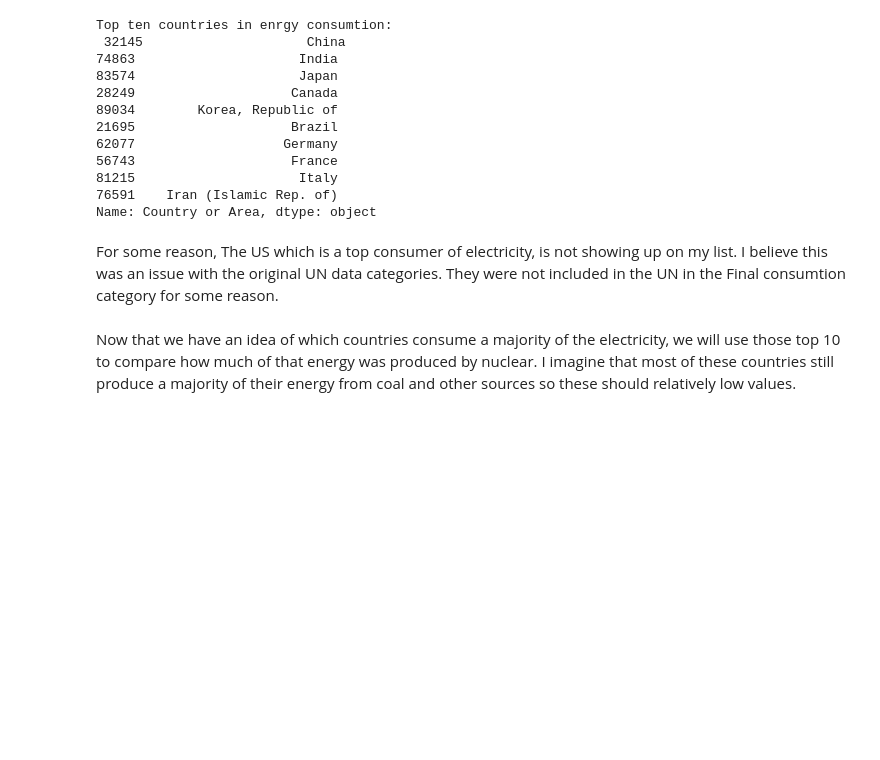
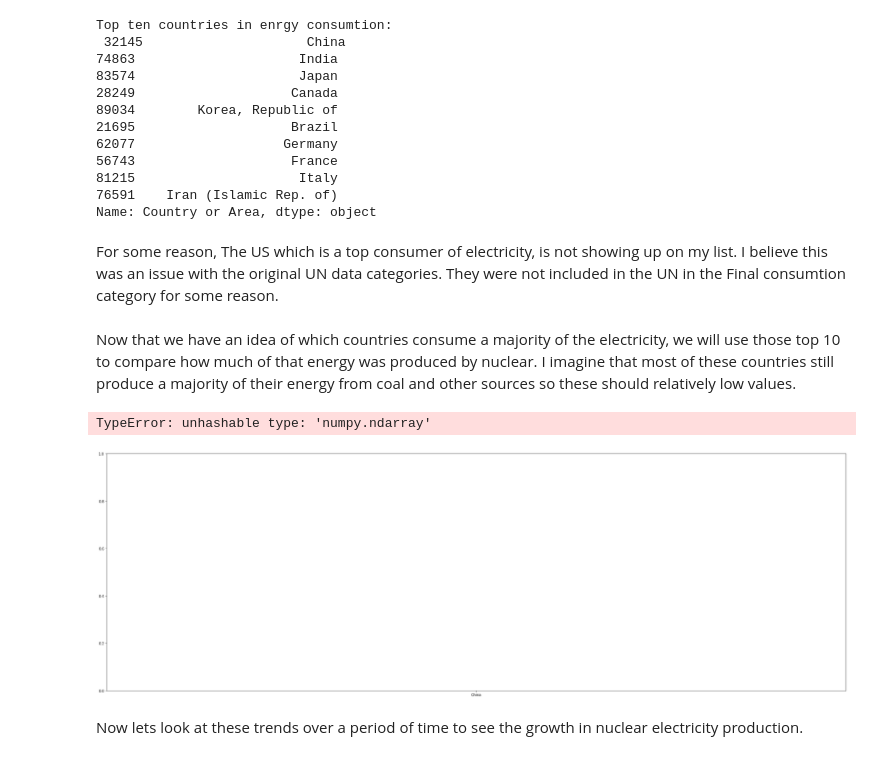
Before and after one commit to nss-data-science-cohort-6/un_data_question-jmayf123, a Jupyter notebook: notebooks/Solo_Exploration.ipynb, the cells around one changed output. Drawn from its saved outputs; the diff is of its cells as text; code cells hidden in the pictures; blank space fills up the shorter version.

```diff
--- a/notebooks/Solo_Exploration.ipynb
+++ b/notebooks/Solo_Exploration.ipynb
@@ -38,8 +38,8 @@ dtype: object
 # %% [markdown]
 Lets first look at the total electricity consumption for each country in a recent year with adequate data, 2019. This way we can estimate countries with the highest engergy consumptions.
 # %%
-
 total_electricity_consumption_2019 = total_electricity_consumption[total_electricity_consumption['Year'] == 2019]
+total_nuclear_production_2019 = nuclear_electriciy_production[nuclear_electriciy_production['Year'] == 2019]
 # %%
 pd.set_option('display.float_format', lambda x: '%.2f' % x) #Set floats to 2 decimal points
 total_electricity_consumption_2019['Quantity'].describe() #Summary stats on the Electric consumption 2019
@@ -85,3 +85,16 @@ Name: Country or Area, dtype: object
 For some reason, The US which is a top consumer of electricity, is not showing up on my list. I believe this was an issue with the original UN data categories. They were not included in the UN in the Final consumtion category for some reason.
 # %% [markdown]
 Now that we have an idea of which countries consume a majority of the electricity, we will use those top 10 to compare how much of that energy was produced by nuclear. I imagine that most of these countries still produce a majority of their energy from coal and other sources so these should relatively low values.
+# %%
+nuclear_prod_x = fig_1_data['Country or Area']#Use the same coutnries from the first figure
+nuclear_prod_y = total_nuclear_production_2019[total_nuclear_production_2019['Country or Area'].isin(fig_1_data['Country or Area'])]
+fig_2, ax = plt.subplots()
+nuclear_prod = ax.bar(label='Nuclear Electricity Production'
+                    ,x = nuclear_prod_x
+                    ,height = nuclear_prod_y
+                    )
+# %% [output]
+TypeError: unhashable type: 'numpy.ndarray'
+[figure, added]
+# %% [markdown]
+Now lets look at these trends over a period of time to see the growth in nuclear electricity production.
```
